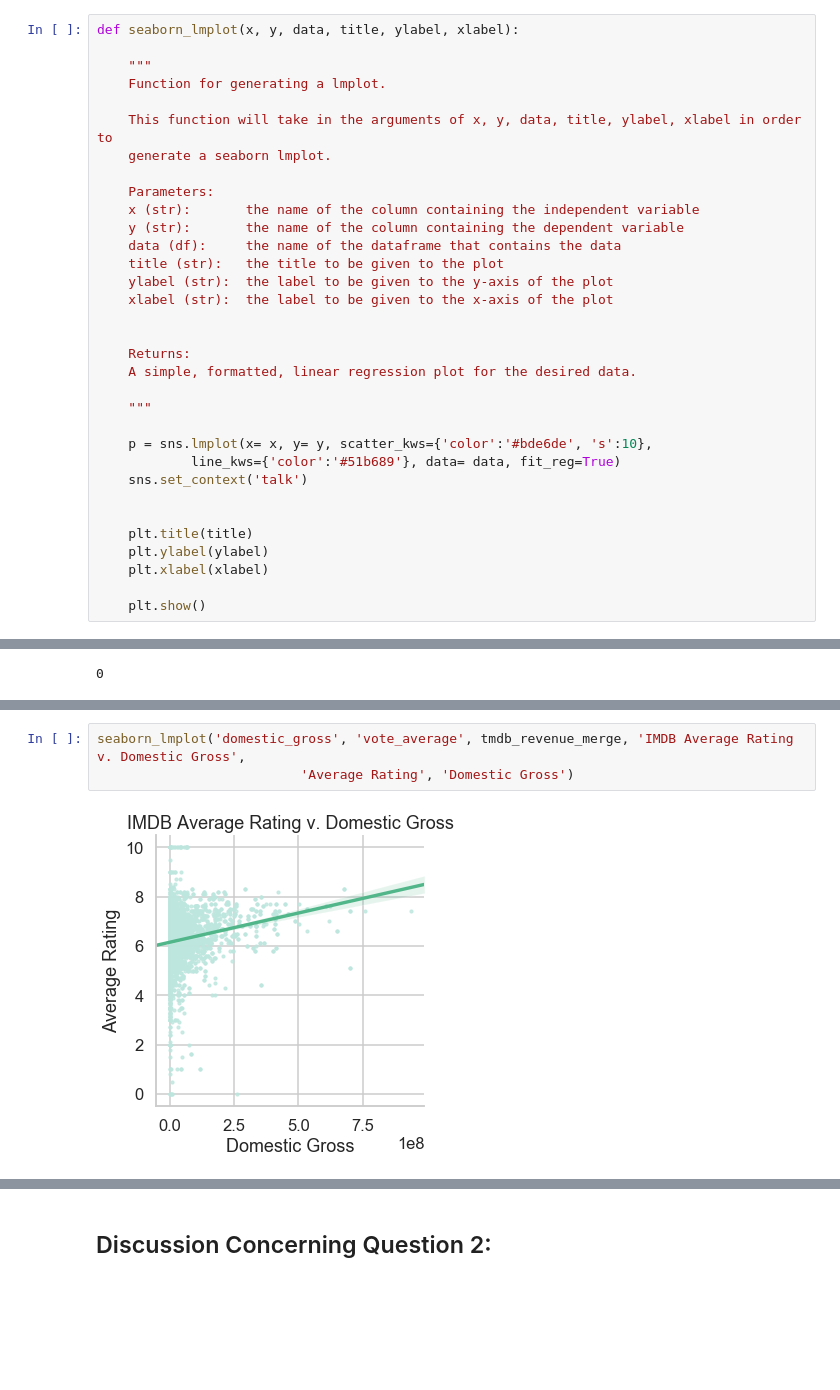
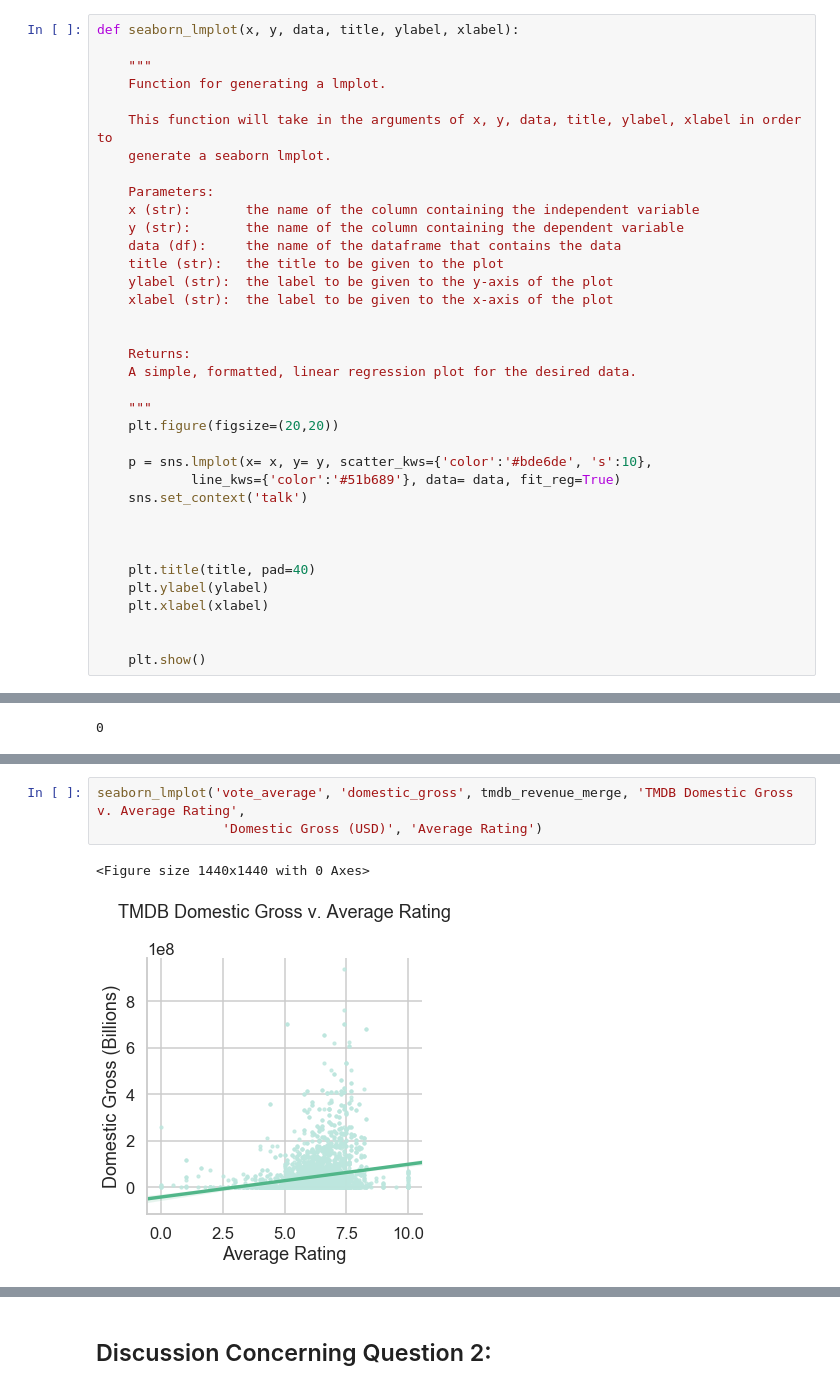
Before and after one commit to JenniferLavoie/DSFirstProject, a Jupyter notebook: student.ipynb, the cells around one changed output, grey strips where cells are left out. Saved outputs shown, nothing was run; the diff lists cells and outputs as text; blank space fills up the shorter version.

```diff
--- a/student.ipynb
+++ b/student.ipynb
@@ -671,16 +684,19 @@ def seaborn_lmplot(x, y, data, title, ylabel, xlabel):
     A simple, formatted, linear regression plot for the desired data.
 
     """
+    plt.figure(figsize=(20,20))
 
     p = sns.lmplot(x= x, y= y, scatter_kws={'color':'#bde6de', 's':10},
             line_kws={'color':'#51b689'}, data= data, fit_reg=True)
     sns.set_context('talk')
 
 
-    plt.title(title)
+
+    plt.title(title, pad=40)
     plt.ylabel(ylabel)
     plt.xlabel(xlabel)
 
+
     plt.show()
 # %%
 def seaborn_bplot(x, y, data, title, xlabel, ylabel):
@@ -1159,5 +1189,6 @@ Name: vote_average, dtype: float64
 # %%
-seaborn_lmplot('domestic_gross', 'vote_average', tmdb_revenue_merge, 'IMDB Average Rating v. Domestic Gross',
-                          'Average Rating', 'Domestic Gross')
+seaborn_lmplot('vote_average', 'domestic_gross', tmdb_revenue_merge, 'TMDB Domestic Gross v. Average Rating',
+                'Domestic Gross (USD)', 'Average Rating')
 # %% [output]
+<Figure size 1440x1440 with 0 Axes>
-[figure, old version]
+[figure, new version]
```
Also changed, not shown: parts of 27 cells of this notebook.
